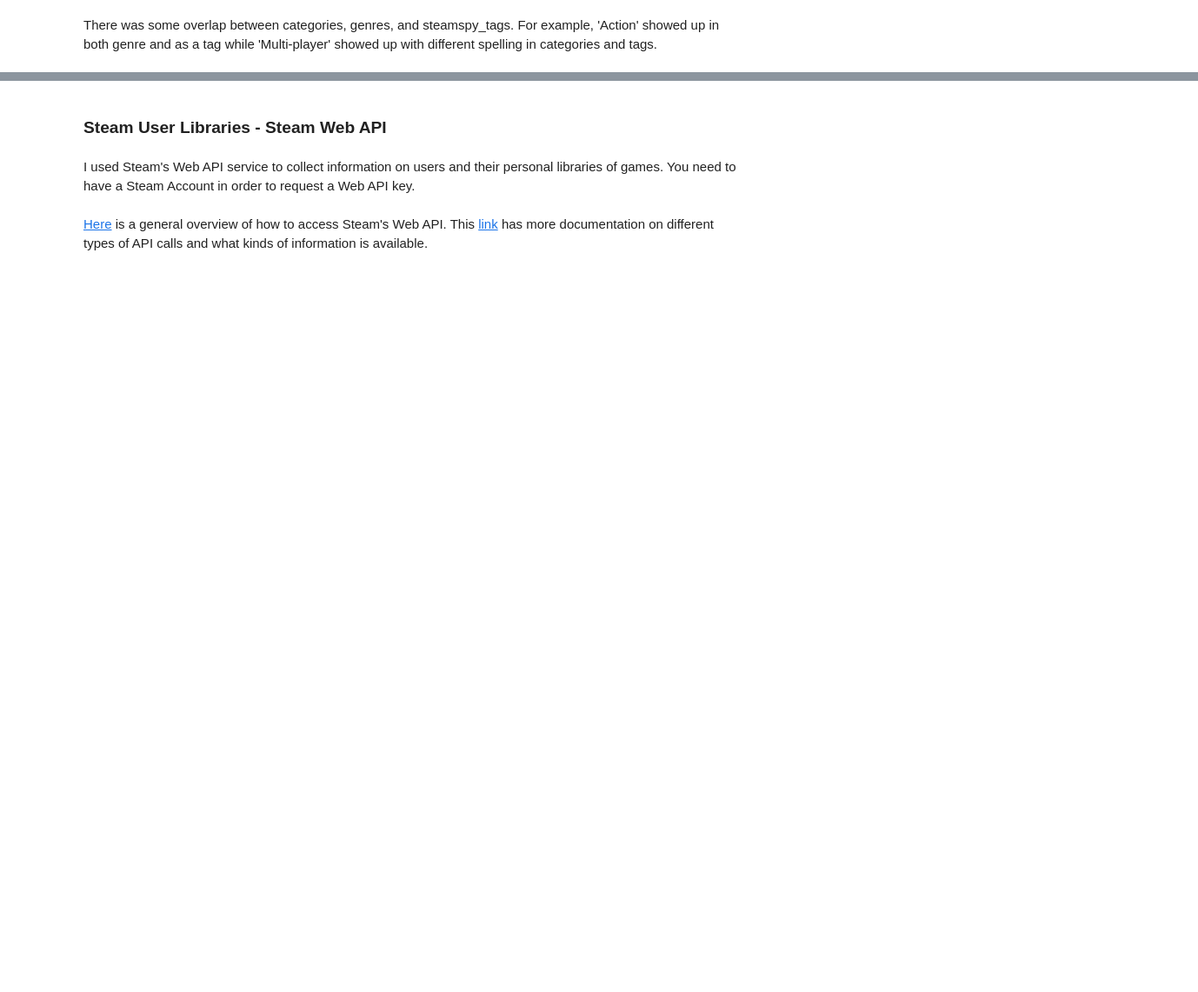
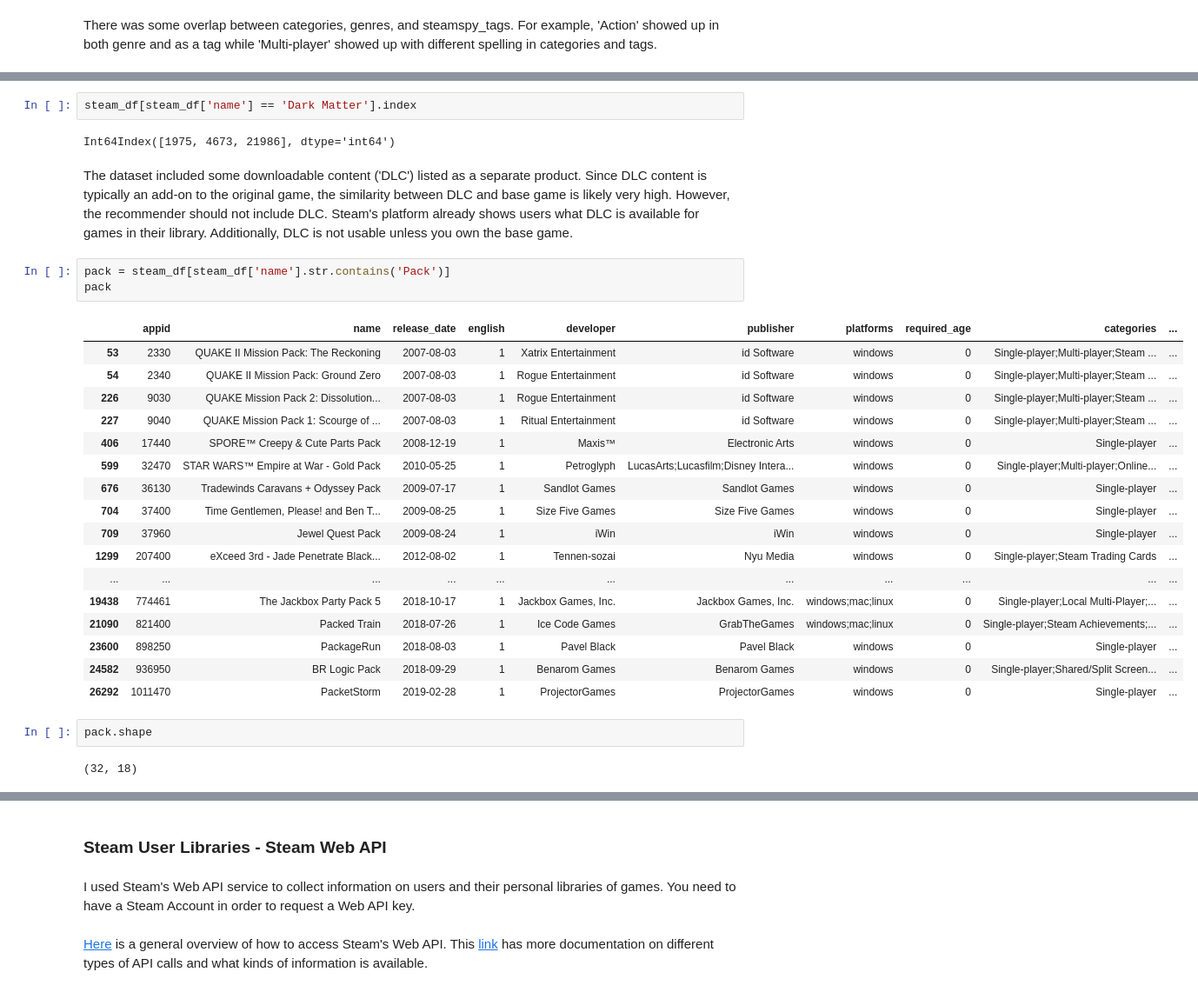
Before and after one commit to yuhkulele/Steam-Recommendations, a Jupyter notebook: notebook.ipynb, the cells around one changed output, grey strips where cells are left out. Shown at 87% size. Cells and saved outputs as stored; diff of their text form; blank space fills up the shorter version.

```diff
--- a/notebook.ipynb
+++ b/notebook.ipynb
@@ -72,0 +162,31 @@ There was some overlap between categories, genres, and steamspy_tags. For exampl
+# %%
+steam_df[steam_df['name'] == 'Dark Matter'].index
+# %% [output]
+Int64Index([1975, 4673, 21986], dtype='int64')
+# %% [markdown]
+The dataset included some downloadable content ('DLC') listed as a separate product. Since DLC content is typically an add-on to the original game, the similarity between DLC and base game is likely very high. However, the recommender should not include DLC. Steam's platform already shows users what DLC is available for games in their library. Additionally, DLC is not usable unless you own the base game.
+# %%
+pack = steam_df[steam_df['name'].str.contains('Pack')]
+pack
+# %% [output]
+|  | appid | name | release_date | english | developer | publisher | platforms | required_age | categories | ... |
+| 53 | 2330 | QUAKE II Mission Pack: The Reckoning | 2007-08-03 | 1 | Xatrix Entertainment | id Software | windows | 0 | Single-player;Multi-player;Steam ... | ... |
+| 54 | 2340 | QUAKE II Mission Pack: Ground Zero | 2007-08-03 | 1 | Rogue Entertainment | id Software | windows | 0 | Single-player;Multi-player;Steam ... | ... |
+| 226 | 9030 | QUAKE Mission Pack 2: Dissolution... | 2007-08-03 | 1 | Rogue Entertainment | id Software | windows | 0 | Single-player;Multi-player;Steam ... | ... |
+| 227 | 9040 | QUAKE Mission Pack 1: Scourge of ... | 2007-08-03 | 1 | Ritual Entertainment | id Software | windows | 0 | Single-player;Multi-player;Steam ... | ... |
+| 406 | 17440 | SPORE™ Creepy & Cute Parts Pack | 2008-12-19 | 1 | Maxis™ | Electronic Arts | windows | 0 | Single-player | ... |
+| 599 | 32470 | STAR WARS™ Empire at War - Gold Pack | 2010-05-25 | 1 | Petroglyph | LucasArts;Lucasfilm;Disney Intera... | windows | 0 | Single-player;Multi-player;Online... | ... |
+| 676 | 36130 | Tradewinds Caravans + Odyssey Pack | 2009-07-17 | 1 | Sandlot Games | Sandlot Games | windows | 0 | Single-player | ... |
+| 704 | 37400 | Time Gentlemen, Please! and Ben T... | 2009-08-25 | 1 | Size Five Games | Size Five Games | windows | 0 | Single-player | ... |
+| 709 | 37960 | Jewel Quest Pack | 2009-08-24 | 1 | iWin | iWin | windows | 0 | Single-player | ... |
+| 1299 | 207400 | eXceed 3rd - Jade Penetrate Black... | 2012-08-02 | 1 | Tennen-sozai | Nyu Media | windows | 0 | Single-player;Steam Trading Cards | ... |
+| ... | ... | ... | ... | ... | ... | ... | ... | ... | ... | ... |
+| 19438 | 774461 | The Jackbox Party Pack 5 | 2018-10-17 | 1 | Jackbox Games, Inc. | Jackbox Games, Inc. | windows;mac;linux | 0 | Single-player;Local Multi-Player;... | ... |
+| 21090 | 821400 | Packed Train | 2018-07-26 | 1 | Ice Code Games | GrabTheGames | windows;mac;linux | 0 | Single-player;Steam Achievements;... | ... |
+| 23600 | 898250 | PackageRun | 2018-08-03 | 1 | Pavel Black | Pavel Black | windows | 0 | Single-player | ... |
+| 24582 | 936950 | BR Logic Pack | 2018-09-29 | 1 | Benarom Games | Benarom Games | windows | 0 | Single-player;Shared/Split Screen... | ... |
+| 26292 | 1011470 | PacketStorm | 2019-02-28 | 1 | ProjectorGames | ProjectorGames | windows | 0 | Single-player | ... |
+# %%
+pack.shape
+# %% [output]
+(32, 18)
```
Also changed, not shown: parts of 51 cells of this notebook, 1 other file.
